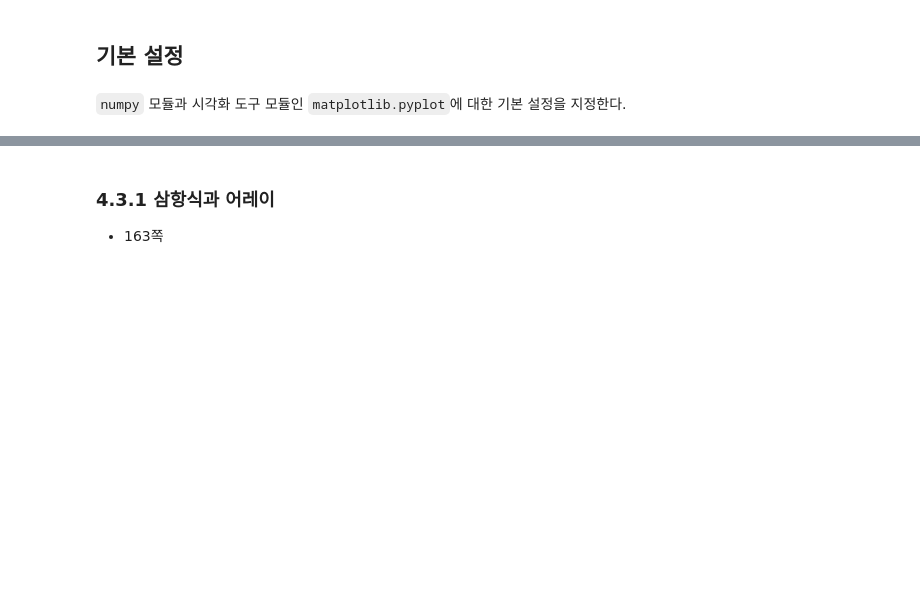
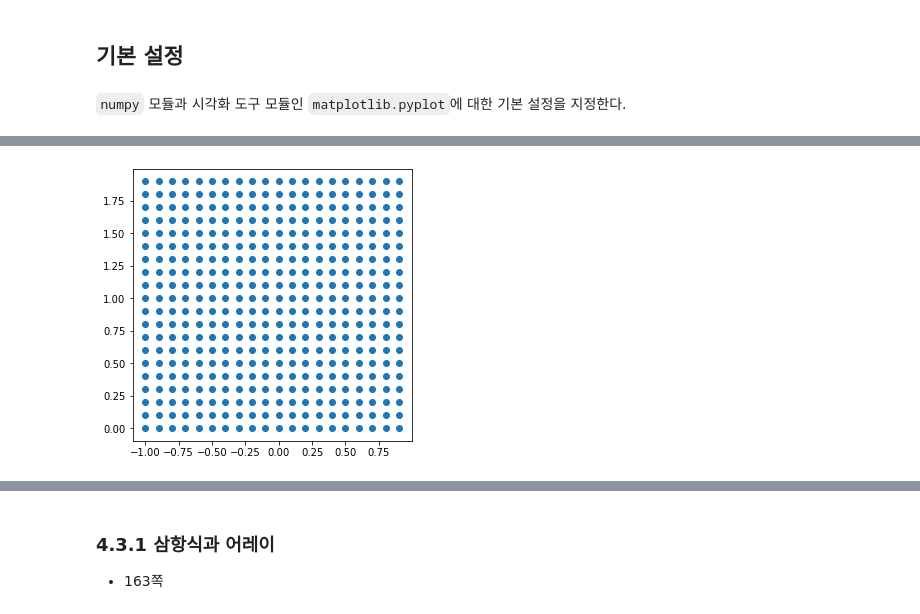
Before and after one commit to codingalzi/pydata, a Jupyter notebook: notebooks/pydata04-numpy-basics-3.ipynb, the cells around one changed output, grey strips where cells are left out. Saved outputs shown, nothing was run; the diff lists cells and outputs as text; code cells hidden in the pictures; blank space fills up the shorter version.

```diff
--- a/notebooks/pydata04-numpy-basics-3.ipynb
+++ b/notebooks/pydata04-numpy-basics-3.ipynb
@@ -75,3 +200,9 @@ array([[-5.  , -5.  , -5.  , ..., -5.  , -5.  , -5.  ],
+# %%
+plt.rc('figure', figsize=(5, 5))
+plt.scatter(xs, ys)
+plt.show()
+# %% [output]
+[figure, added]
 # %%
 z = np.sqrt(xs ** 2 + ys ** 2)
 z
```
Also changed, not shown: parts of 38 cells of this notebook, 2 other files.
